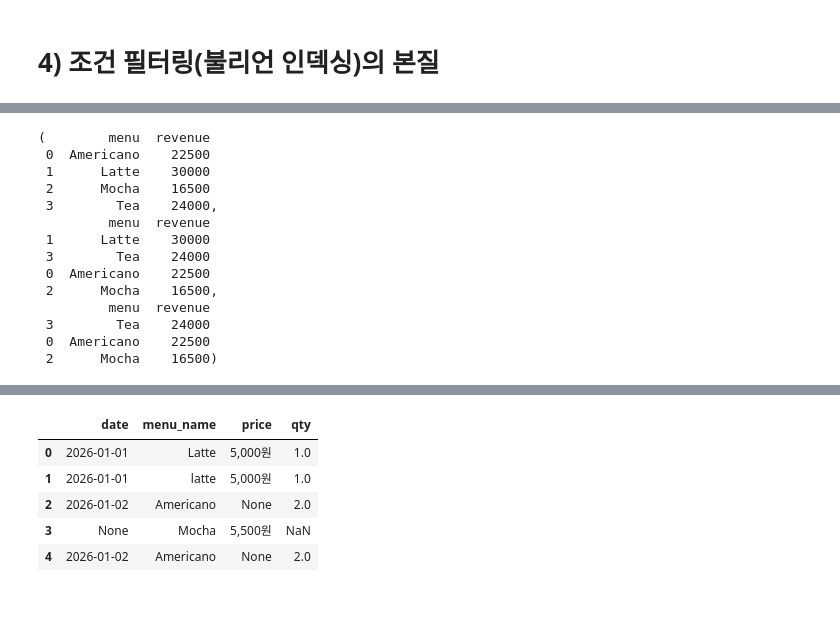
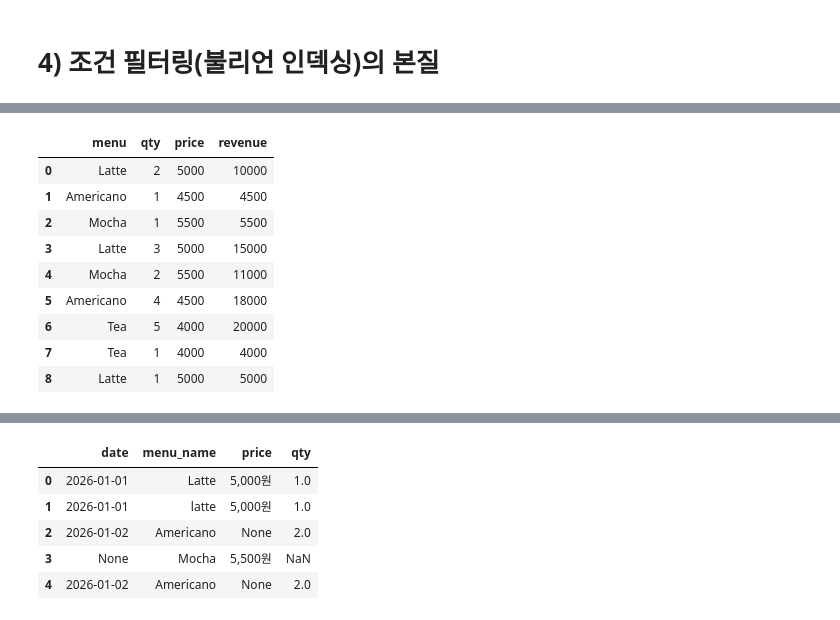
Before and after one commit to leegolem/Data_Preprocessing, a Jupyter notebook: 2026_01_19/2_today.ipynb, the cells around one changed output, grey strips where cells are left out. Saved outputs shown, nothing was run; the diff lists cells and outputs as text; code cells hidden in the pictures.

```diff
--- a/2026_01_19/2_today.ipynb
+++ b/2026_01_19/2_today.ipynb
@@ -1047,40 +962,23 @@ df, latest_first, revenue_first, top_qty
 # %%
 # 샘플: 카페 주문 데이터
 df = pd.DataFrame({
     "menu": ["Latte","Americano","Mocha","Latte","Mocha","Americano","Tea","Tea","Latte"],
     "qty":  [2, 1, 1, 3, 2, 4, 5, 1, 1],
     "price":[5000,4500,5500,5000,5500,4500,4000,4000,5000]
 })
 
 # 매출(=수량*가격) 컬럼 추가
 df["revenue"] = df["qty"] * df["price"]
 
-# 메뉴별 매출 집계표 만들기
-menu_sales = df.groupby("menu", as_index=False)["revenue"].sum()
-
-# 1) 정렬 안 한 집계표: 순서가 애매해서 TOP 메뉴가 바로 안 보일 수 있음
-menu_sales_unsorted = menu_sales
-
-# 2) 매출 내림차순 정렬: TOP 메뉴가 즉시 보임 (TOP 5)
-menu_sales_sorted = menu_sales.sort_values(by="revenue", ascending=False)
-top5 = menu_sales_sorted.head(5)
-
-# 3) 하위 메뉴(개선 대상)도 바로 보임 (BOTTOM 3)
-bottom3 = menu_sales_sorted.tail(3)
-
-menu_sales_unsorted, top5, bottom3
+df
 # %% [output]
-(        menu  revenue
- 0  Americano    22500
- 1      Latte    30000
- 2      Mocha    16500
- 3        Tea    24000,
-         menu  revenue
- 1      Latte    30000
- 3        Tea    24000
- 0  Americano    22500
- 2      Mocha    16500,
-         menu  revenue
- 3        Tea    24000
- 0  Americano    22500
- 2      Mocha    16500)
+|  | menu | qty | price | revenue |
+| 0 | Latte | 2 | 5000 | 10000 |
+| 1 | Americano | 1 | 4500 | 4500 |
+| 2 | Mocha | 1 | 5500 | 5500 |
+| 3 | Latte | 3 | 5000 | 15000 |
+| 4 | Mocha | 2 | 5500 | 11000 |
+| 5 | Americano | 4 | 4500 | 18000 |
+| 6 | Tea | 5 | 4000 | 20000 |
+| 7 | Tea | 1 | 4000 | 4000 |
+| 8 | Latte | 1 | 5000 | 5000 |
```
Also changed, not shown: parts of 175 cells of this notebook, 6 other files.
